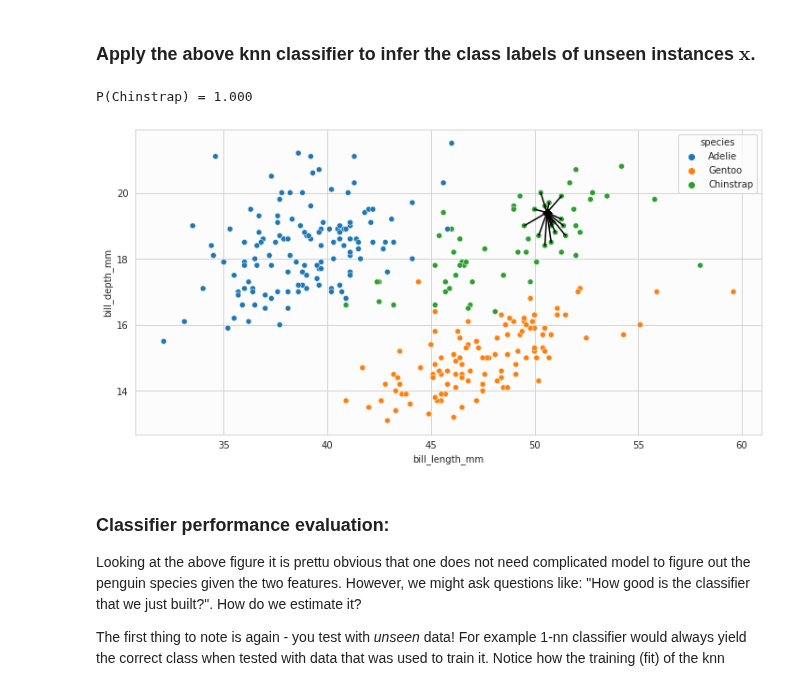
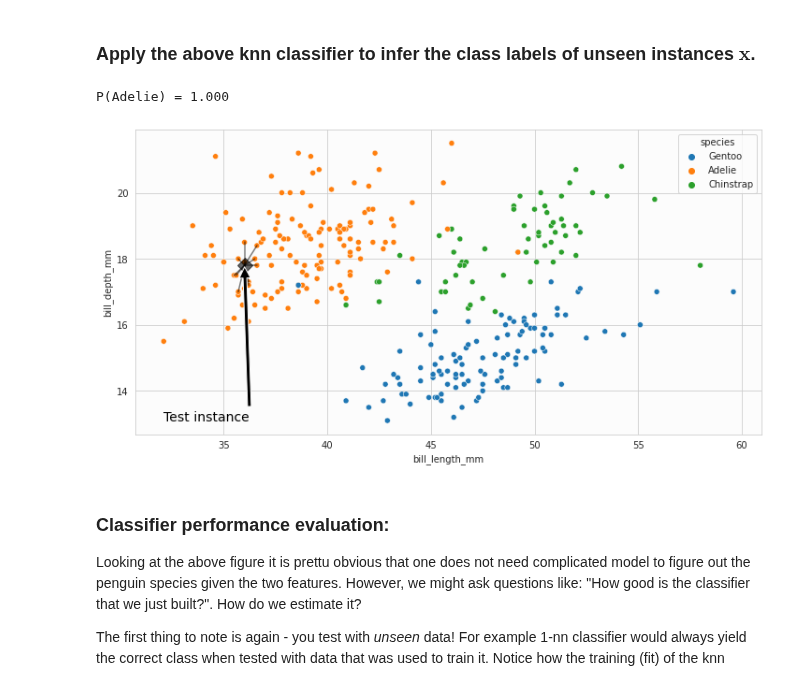
Before and after one commit to topiko/MLcourseMaterial, a Jupyter notebook: Basics/MLbasics.ipynb, the cells around one changed output. Saved outputs shown, nothing was run; the diff lists cells and outputs as text; code cells hidden in the pictures.

```diff
--- a/Basics/MLbasics.ipynb
+++ b/Basics/MLbasics.ipynb
@@ -126,0 +186,22 @@ _ = sns.scatterplot(data=X_train,
+# %%
+def plot_penguins(test_xy=None):
+    ax = sns.scatterplot(data=X_train,
+                        x=xlabel,
+                        y=ylabel,
+                        hue=y_train,
+                        #style=data.island,
+                        hue_order=y_train.unique())
+
+    if test_xy is not None:
+        ax.scatter(*test_xy, color='black', marker='D', s=130, alpha=.60)
+        _ = ax.annotate('Test instance', test_xy,
+                        color='black',
+                        xytext=X_train.min(),
+                        arrowprops=dict(facecolor='black', shrink=0.01),
+                        fontsize=14)
+
+    return ax
+
+test_xy=X_train.loc[y_train.isin(['Gentoo', 'Chinstrap']), :].mean() + [1, .5]
+
+_ = plot_penguins(test_xy)
@@ -215,40 +298,38 @@ class knn_classifier():
 ### Apply the above knn classifier to infer the class labels of unseen instances $\mathbf{x}$.
 # %%
 # The number of neighbors to consider:
-k = 15
+k = 12
 
 # Create and fit the classifier:
 knn = knn_classifier(k=k).fit(X_train, y_train)
 
 # Pick a test index, the test instance is then drawn from the above separated test set.
 test_idx = 4
-x_test = X_test.iloc[test_idx]
+X_valid_instance = X_valid.iloc[test_idx]
 
 # Call the predict of 1-nn classifier:
-y_preds, probs, idxs = knn.predict(x_test)
+y_preds, probs, idxs = knn.predict(X_valid_instance)
 
 # Print the probabilites gfor each class:
 prob_str = 'P({0:}) = {1:.3f}'
 for y_pred, prob in zip(y_preds, probs):
     print(prob_str.format(y_pred, prob))
 
 # Plot figure where the nearest neighbors are explicitly shown:
-_ , ax = plt.subplots()
-ax = sns.scatterplot(data=X_train,
-                     x=xlabel,
-                     y=ylabel, hue=y_train, ax=ax)
+xtest_x = X_valid_instance.loc[xlabel]
+xtest_y = X_valid_instance.loc[ylabel]
+ax = plot_penguins((xtest_x, xtest_y))
 
 for idx in idxs:
-    xtest_x = x_test.loc[xlabel]
-    xtest_y = x_test.loc[ylabel]
-    ax.scatter(xtest_x, xtest_y, marker='D', color='black')
     nn_x = X_train.iloc[idx][xlabel]
     nn_y = X_train.iloc[idx][ylabel]
-    ax.plot([xtest_x, nn_x], [xtest_y, nn_y], color='black')
+    ax.plot([xtest_x, nn_x], [xtest_y, nn_y], color='black', alpha=.5)
+
+
 plt.show()
 # %% [output]
-P(Chinstrap) = 1.000
+P(Adelie) = 1.000
-[figure, old version]
+[figure, new version]
 # %% [markdown]
 ### Classifier performance evaluation:
 
```
Also changed, not shown: parts of 25 cells of this notebook.
